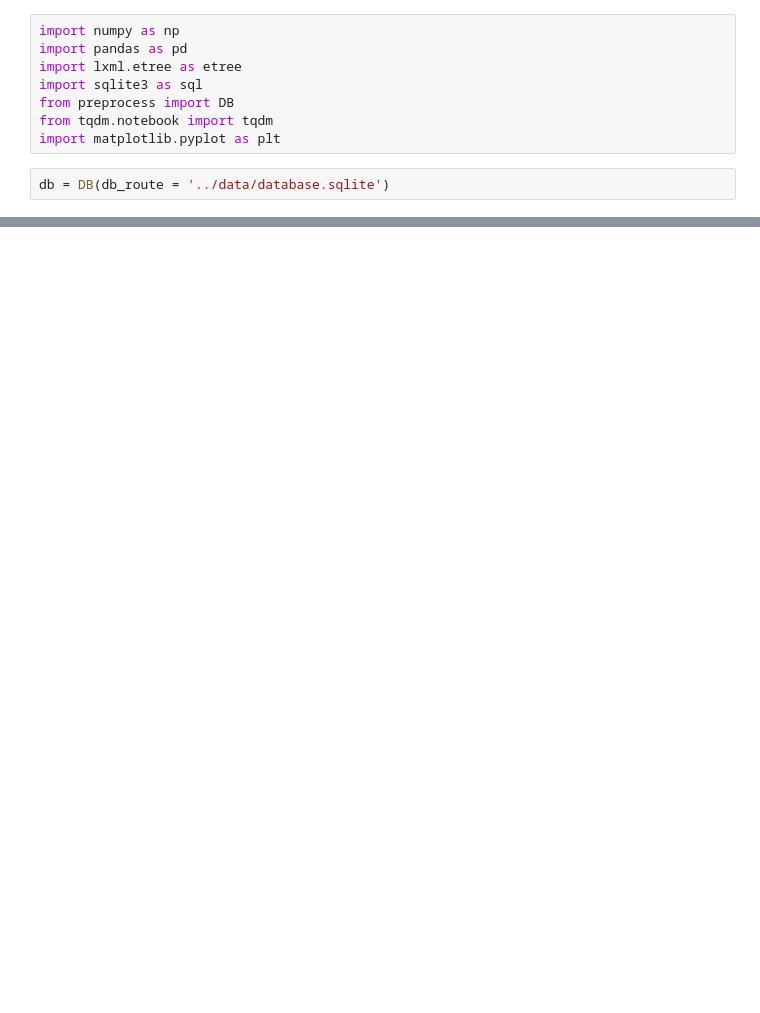
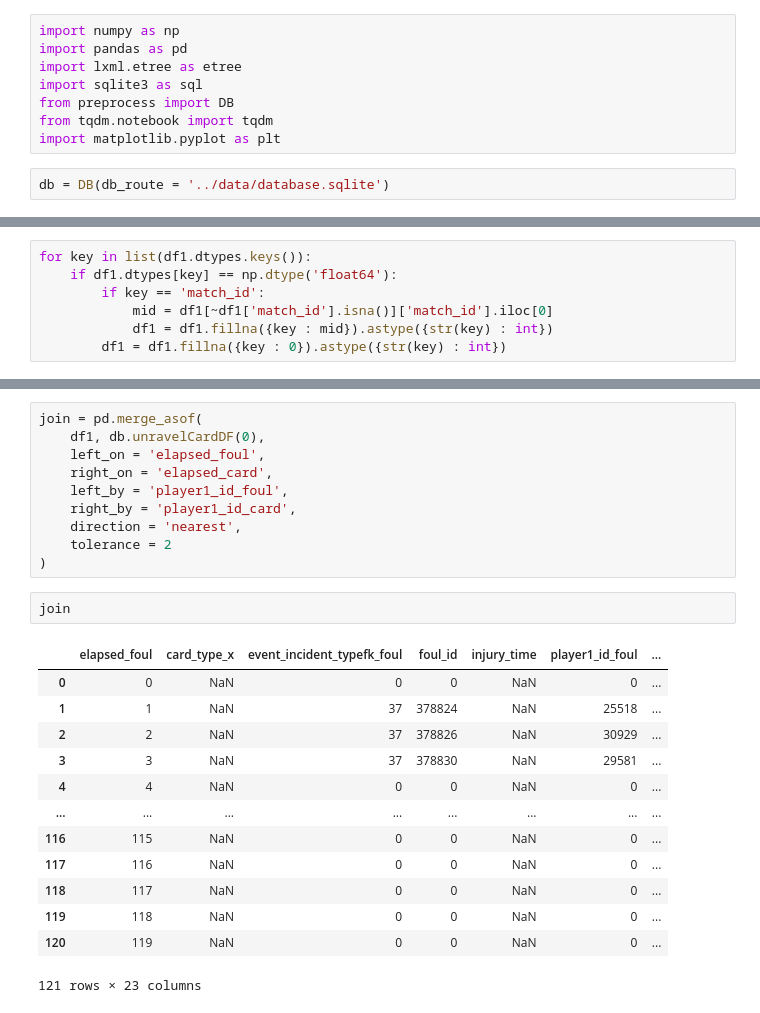
Before and after one commit to kcelebi/euro-football-officials-ML, a Jupyter notebook: pysrc/EDA_v1.ipynb, the cells around one changed output, grey strips where cells are left out. Saved outputs shown, nothing was run; the diff lists cells and outputs as text; blank space fills up the shorter version.

```diff
--- a/pysrc/EDA_v1.ipynb
+++ b/pysrc/EDA_v1.ipynb
@@ -61,0 +41,7 @@ pd.read_xml(xml)
+# %%
+for key in list(df1.dtypes.keys()):
+    if df1.dtypes[key] == np.dtype('float64'):
+        if key == 'match_id':
+            mid = df1[~df1['match_id'].isna()]['match_id'].iloc[0]
+            df1 = df1.fillna({key : mid}).astype({str(key) : int})
+        df1 = df1.fillna({key : 0}).astype({str(key) : int})
@@ -61,0 +55,26 @@ pd.read_xml(xml)
+# %%
+join = pd.merge_asof(
+    df1, db.unravelCardDF(0),
+    left_on = 'elapsed_foul',
+    right_on = 'elapsed_card',
+    left_by = 'player1_id_foul',
+    right_by = 'player1_id_card',
+    direction = 'nearest',
+    tolerance = 2
+)
+# %%
+join
+# %% [output]
+|  | elapsed_foul | card_type_x | event_incident_typefk_foul | foul_id | injury_time | player1_id_foul | ... |
+| 0 | 0 | NaN | 0 | 0 | NaN | 0 | ... |
+| 1 | 1 | NaN | 37 | 378824 | NaN | 25518 | ... |
+| 2 | 2 | NaN | 37 | 378826 | NaN | 30929 | ... |
+| 3 | 3 | NaN | 37 | 378830 | NaN | 29581 | ... |
+| 4 | 4 | NaN | 0 | 0 | NaN | 0 | ... |
+| ... | ... | ... | ... | ... | ... | ... | ... |
+| 116 | 115 | NaN | 0 | 0 | NaN | 0 | ... |
+| 117 | 116 | NaN | 0 | 0 | NaN | 0 | ... |
+| 118 | 117 | NaN | 0 | 0 | NaN | 0 | ... |
+| 119 | 118 | NaN | 0 | 0 | NaN | 0 | ... |
+| 120 | 119 | NaN | 0 | 0 | NaN | 0 | ... |
+121 rows × 23 columns
```
Also changed, not shown: parts of 7 cells of this notebook, 1 other file.
